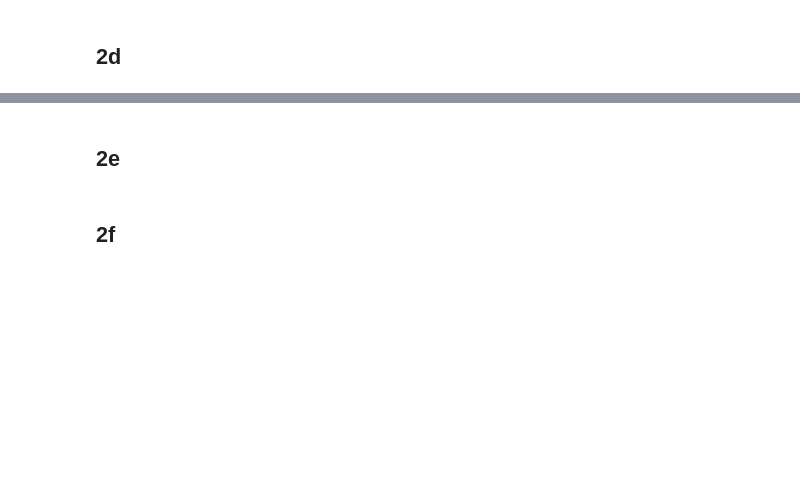
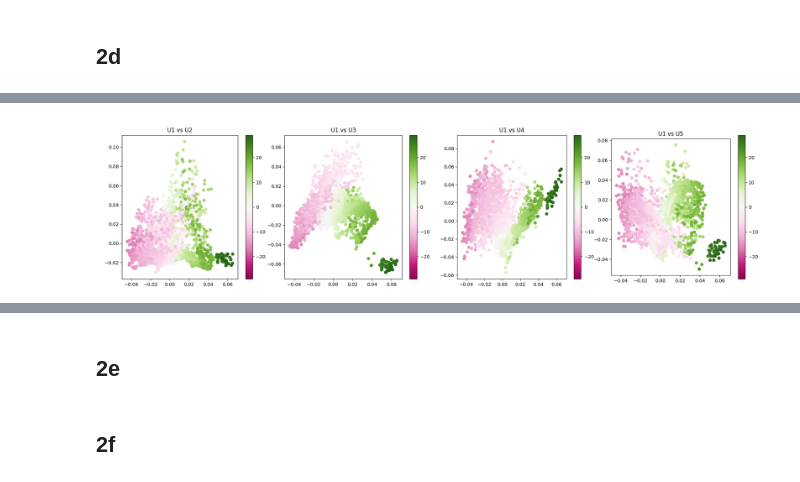
Before and after one commit to abisliouk/-IE675b-machine-learning, a Jupyter notebook: Assignment 3/a03-svd-liza.ipynb, the cells around one changed output, grey strips where cells are left out. Drawn from its saved outputs; the diff is of its cells as text; code cells hidden in the pictures; blank space fills up the shorter version.

```diff
--- a/Assignment 3/a03-svd-liza.ipynb
+++ b/Assignment 3/a03-svd-liza.ipynb
@@ -439,0 +415,18 @@ plot_xy(U[:, 0], U[:, 1], lat - np.mean(lat))
+# %%
+# We will plot the first column of U against each of the following for columns of U for East-West location
+
+fig, axs = plt.subplots(1, 4, figsize=(20, 5))
+axs = axs.flatten()
+
+# ploting each pair of columns in a separate axis with a corresponding title
+for i in range(1, 5):
+    plot_xy(U[:, 0], U[:, i], lat - np.mean(lat), axis=axs[i-1])
+    axs[i-1].set_title(f'U1 vs U{i+1}')
+
+
+# adjusting padding and alignment to use more space
+plt.tight_layout(rect=[0, 0, 1, 0.95])
+plt.subplots_adjust(wspace=0.1)
+plt.show()
+# %% [output]
+[figure, added]
```
Also changed, not shown: parts of 9 cells of this notebook, 2 other files.
